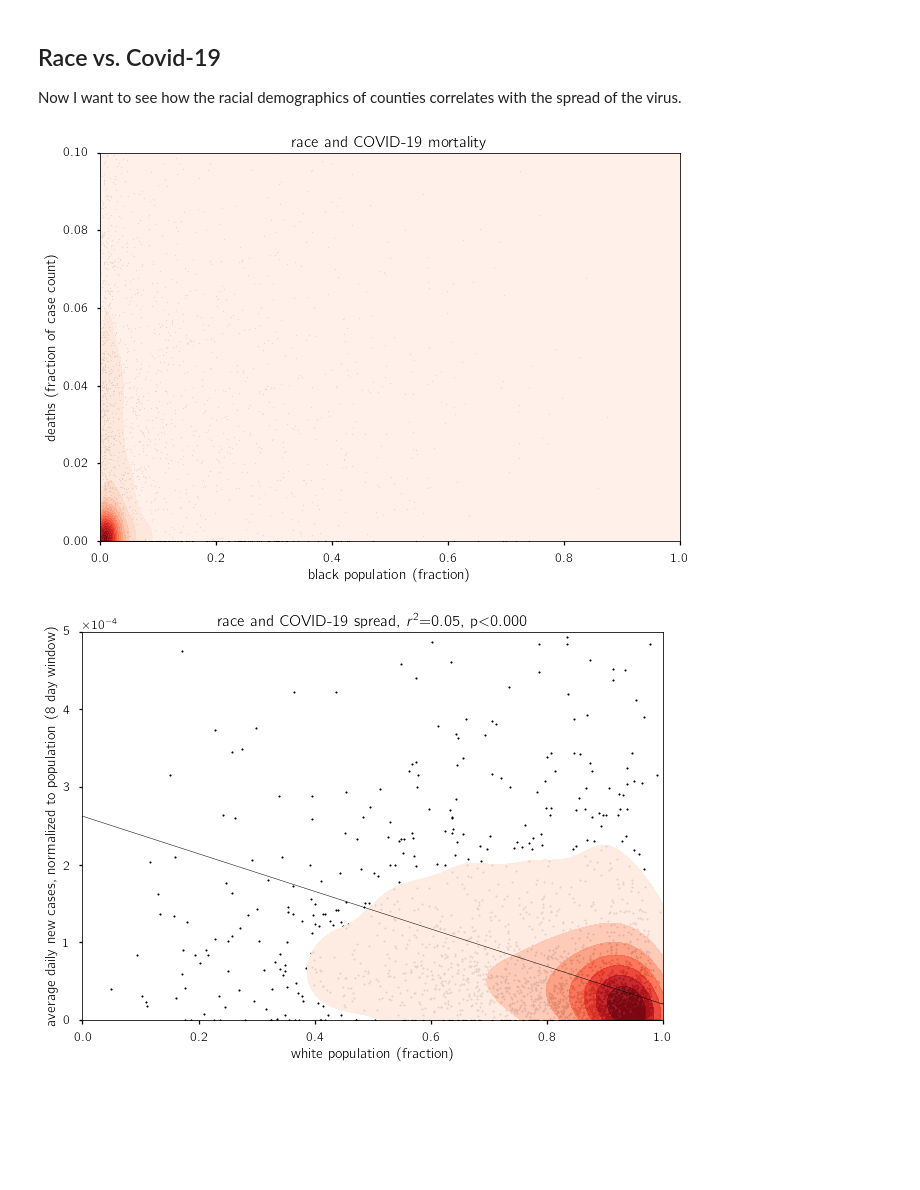
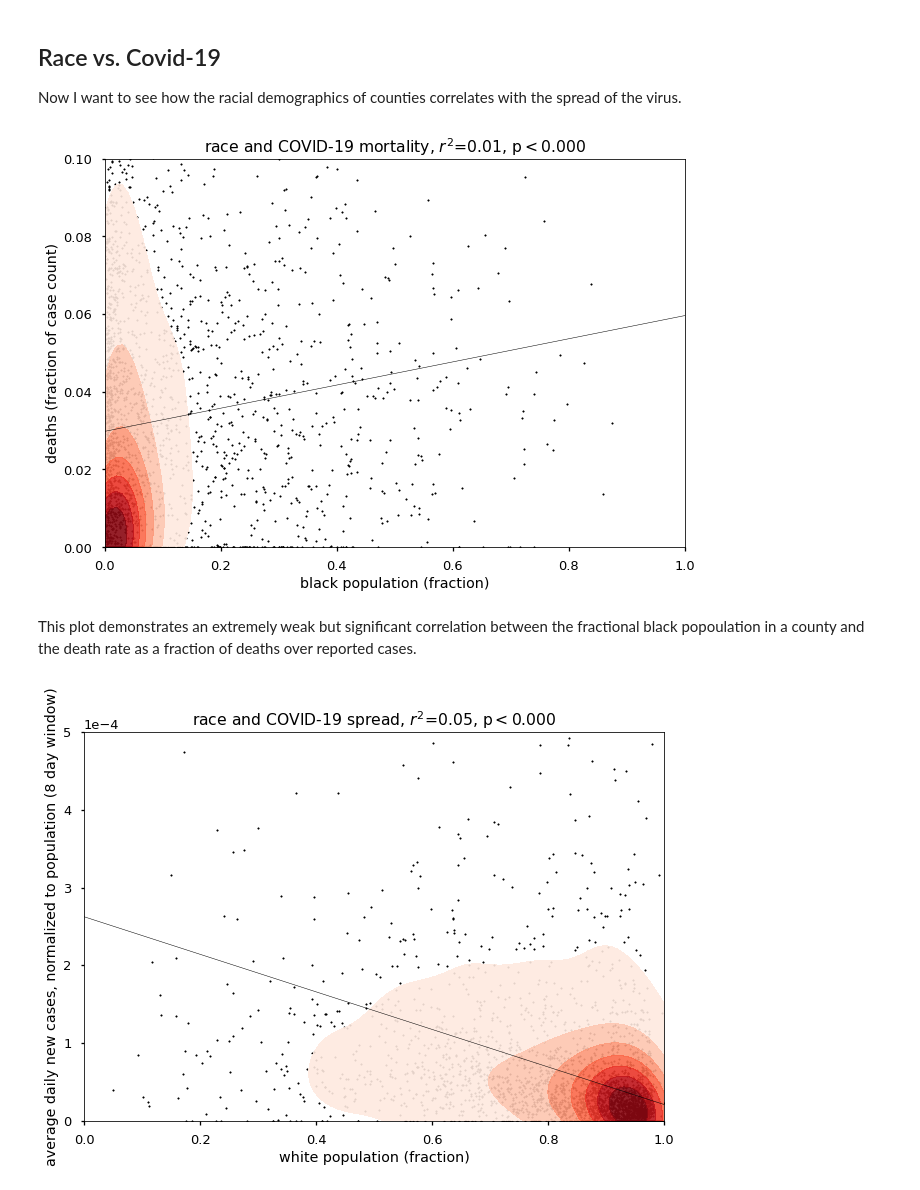
Before and after one commit to sarttiso/covid-19-data, a Jupyter notebook: covid.ipynb, the cells around one changed output. Drawn from its saved outputs; the diff is of its cells as text; code cells hidden in the pictures; blank space fills up the shorter version.

```diff
--- a/covid.ipynb
+++ b/covid.ipynb
@@ -16,8 +16,10 @@ from matplotlib import rc
 
 plt.style.use('seaborn-talk')
 
-plt.rc('font',**{'family':'sans-serif','sans-serif':['Helvetica']})
-plt.rc('text', usetex=True)
+# plt.rc('font',**{'family':'sans-serif','sans-serif':['helvetica']})
+# plt.rc('text', usetex=True)
+
+plt.rc('text.latex', preamble=r'\usepackage{helvet}')
 
 from tqdm import notebook
 
@@ -29,12 +31,12 @@ Note that the FIPS column in the NYTimes data is the same as the GEOID column in
 dat = pd.read_csv('us-counties.csv')
 
 # county GIS data
-cnt = gpd.read_file('tl_2017_us_county/tl_2017_us_county.shp')
+cnt = gpd.read_file('tl_2019_us_county/tl_2019_us_county.shp')
 cnt['GEOID'] = cnt['GEOID'].astype(np.int)
 cnt.set_index(cnt['GEOID'], inplace=True)
 
 # county level racial demographic data
-race = pd.read_csv('census_race.txt')
+race = pd.read_csv('ACS_2018_X02_RACE.txt')
 # convert to same fips code as in NYTimes data
 race.set_index(race['GEOID'].str.split('US', expand=True)[1].astype(np.int), inplace=True)
 # %% [markdown]
@@ -125,28 +133,39 @@ cnt['black frac'] = cnt['B02001e3']/cnt['B02001e1']
 cnt['death frac'] = cnt['deaths']/cnt['cases']
 # %%
 # compute KDE
-kde = stats.gaussian_kde(cnt[['black frac', 'death frac']].dropna().values.T, bw_method=0.1)
+kde = stats.gaussian_kde(cnt[['black frac', 'death frac']].dropna().values.T, bw_method='scott')
+
+# indices of non nan values
+idx = np.logical_not(cnt['black frac'].isna()) & np.logical_not(cnt['death frac'].isna())
+# correlation
+r, p = stats.pearsonr(cnt[idx]['black frac'], cnt[idx]['death frac'])
+
+# least squares line
+pol = np.polyfit(cnt[idx]['black frac'], cnt[idx]['death frac'], 1)
 
 # evaluate on grid
 ymax = 0.1
 xmax = 1
 X, Y = np.meshgrid(np.linspace(0, xmax, 100), np.linspace(0, ymax, 100))
 x = X.reshape(-1)
 y = Y.reshape(-1)
 f = kde(np.row_stack((x,y)))
 
 # plot with contours
 plt.figure()
-plt.scatter(cnt['black frac'], cnt['death frac'], s=3, marker='.', color='k')
-plt.contourf(X, Y, f.reshape(X.shape), cmap='Reds', alpha=0.9, levels=15)
+plt.scatter(cnt['black frac'], cnt['death frac'], s=10, marker='.', color='k')
+plt.contourf(X, Y, f.reshape(X.shape), cmap='Reds', alpha=0.9, levels=np.linspace(np.max(f)/10, np.max(f), 8))
+plt.plot(np.linspace(0, 1, 100), np.linspace(0, 1, 100)*pol[0] + pol[1], linewidth=0.5, color='k')
 plt.ylim([0, ymax])
 plt.xlim([0, xmax])
 plt.xlabel('black population (fraction)')
 plt.ylabel('deaths (fraction of case count)')
-plt.title('race and COVID-19 mortality')
+plt.title('race and COVID-19 mortality, $r^2$=%1.2f, p$<$%1.3f' % (r**2, np.round(p, 3)))
 plt.show()
 # %% [output]
-[figure, old version]
+[figure, new version]
+# %% [markdown]
+This plot demonstrates an extremely weak but significant correlation between the fractional black popoulation in a county and the death rate as a fraction of deaths over reported cases.
 # %%
 # compute KDE
 kde = stats.gaussian_kde(cnt[['white frac', trend_col]].dropna().values.T, bw_method='scott')
@@ -180,4 +199,4 @@ plt.ylabel('average daily new cases, normalized to population (%d day window)' %
 plt.title('race and COVID-19 spread, $r^2$=%1.2f, p$<$%1.3f' % (r**2, np.round(p, 3)))
 plt.show()
 # %% [output]
-[figure, old version]
+[figure, new version]
```
Also changed, not shown: parts of 6 cells of this notebook, 4 other files.
